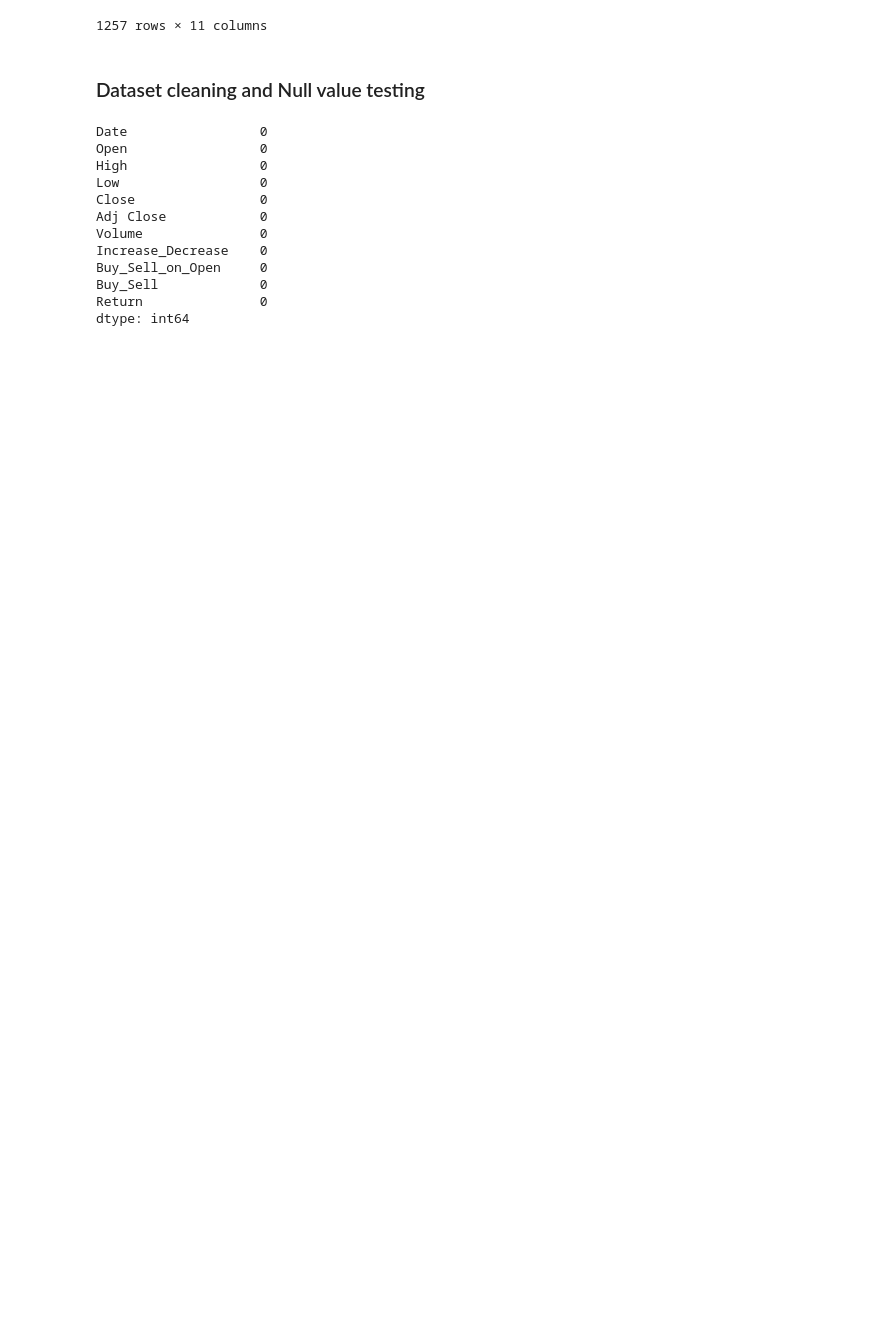
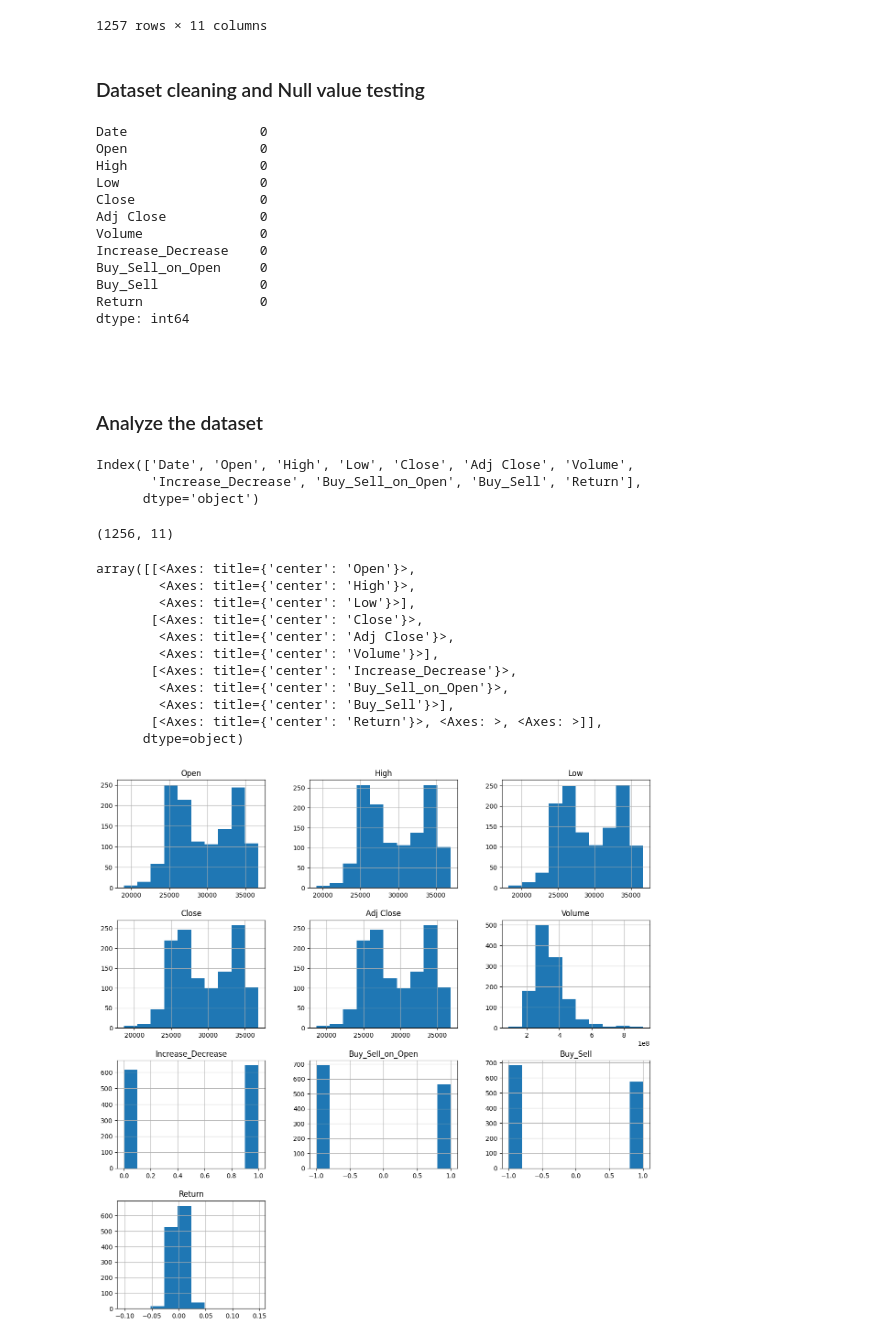
Before and after one commit to Pasindu-Madhuwantha/Machine-Learning-Assignment, a Jupyter notebook: 2. notebooks/IT20613136/decision_tree_model_for_stock_price_prediction.ipynb, the cells around one changed output. Cells and saved outputs as stored; diff of their text form; code cells hidden in the pictures; blank space fills up the shorter version.

Commit message:
Analyzed dataset

```diff
--- a/2. notebooks/IT20613136/decision_tree_model_for_stock_price_prediction.ipynb
+++ b/2. notebooks/IT20613136/decision_tree_model_for_stock_price_prediction.ipynb
@@ -88,3 +88,35 @@ Buy_Sell_on_Open     0
 Buy_Sell             0
 Return               0
 dtype: int64
+# %% [markdown]
+<br/>
+# %% [markdown]
+### Analyze the dataset
+# %%
+df.columns
+# %% [output]
+Index(['Date', 'Open', 'High', 'Low', 'Close', 'Adj Close', 'Volume',
+       'Increase_Decrease', 'Buy_Sell_on_Open', 'Buy_Sell', 'Return'],
+      dtype='object')
+# %%
+df.shape
+# %% [output]
+(1256, 11)
+# %%
+# Histogram per each numerical column
+sort_columns = df.iloc[:, 1:]
+sort_columns.hist(figsize=(15, 15))
+# plt.savefig('histogram.png')
+# %% [output]
+array([[<Axes: title={'center': 'Open'}>,
+        <Axes: title={'center': 'High'}>,
+        <Axes: title={'center': 'Low'}>],
+       [<Axes: title={'center': 'Close'}>,
+        <Axes: title={'center': 'Adj Close'}>,
+        <Axes: title={'center': 'Volume'}>],
+       [<Axes: title={'center': 'Increase_Decrease'}>,
+        <Axes: title={'center': 'Buy_Sell_on_Open'}>,
+        <Axes: title={'center': 'Buy_Sell'}>],
+       [<Axes: title={'center': 'Return'}>, <Axes: >, <Axes: >]],
+      dtype=object)
+[figure, added]
```
Also changed, not shown: parts of 1 cell of this notebook.
